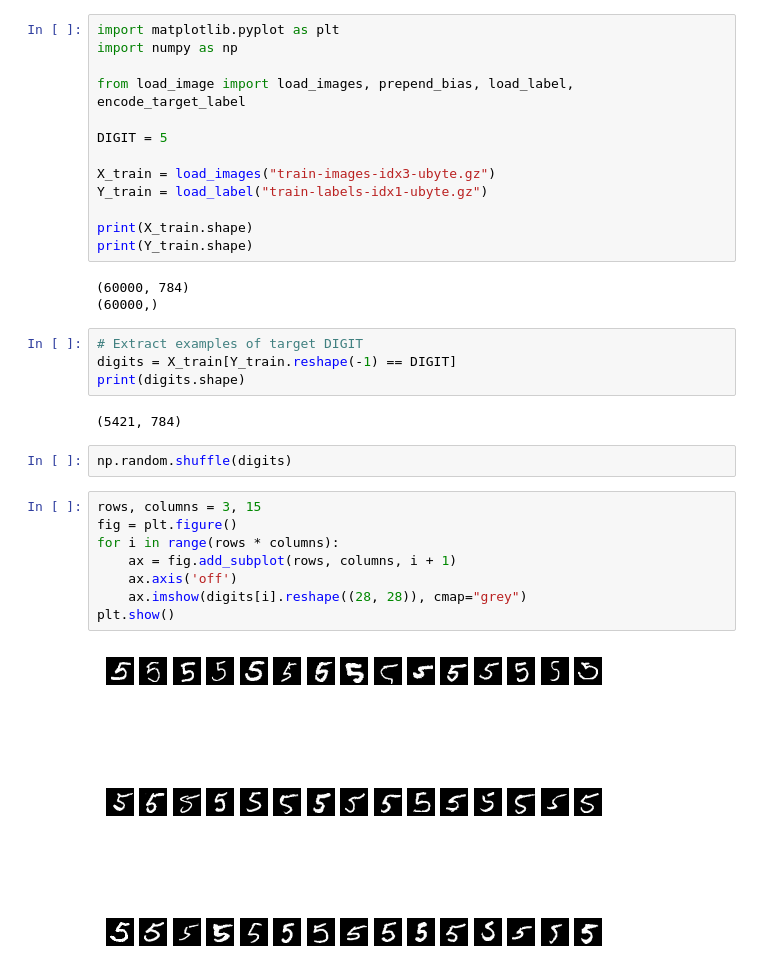
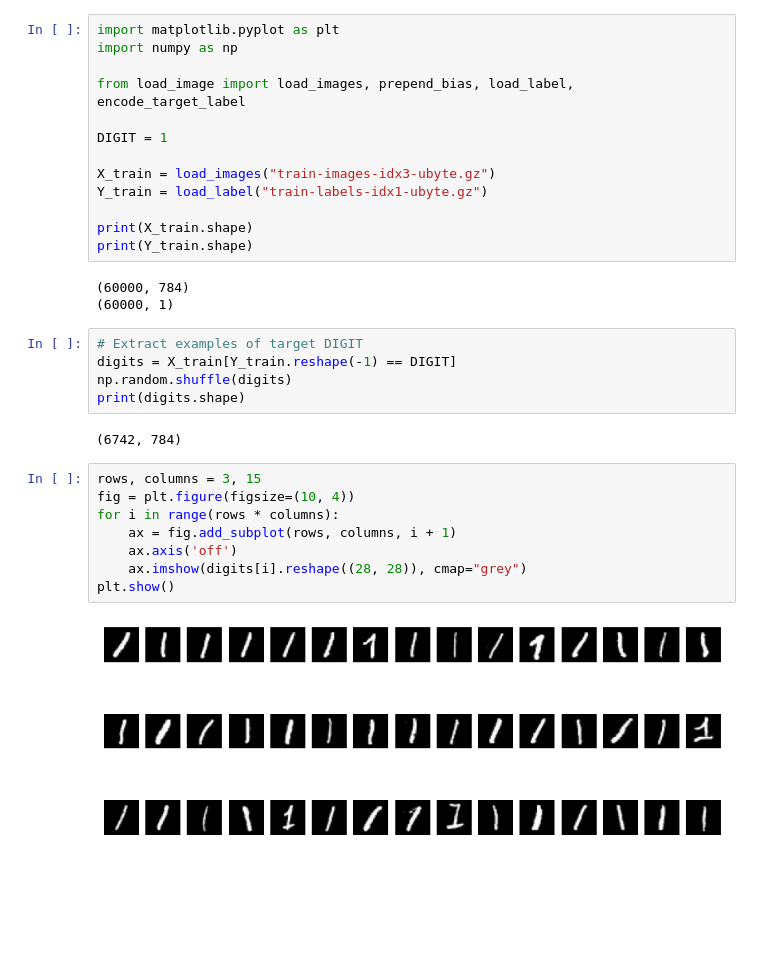
Before and after one commit to duchnv-vn/regression-ml, a Jupyter notebook: mnist/load-image.ipynb, the cells around one changed output. Cells and saved outputs as stored; diff of their text form; blank space fills up the shorter version.

Commit message:
feat: prepare mnist data for a digit clarification in images

```diff
--- a/mnist/load-image.ipynb
+++ b/mnist/load-image.ipynb
@@ -4,7 +4,7 @@ import numpy as np
 
 from load_image import load_images, prepend_bias, load_label, encode_target_label
 
-DIGIT = 5
+DIGIT = 1
 
 X_train = load_images("train-images-idx3-ubyte.gz")
 Y_train = load_label("train-labels-idx1-ubyte.gz")
@@ -13,22 +13,21 @@ print(X_train.shape)
 print(Y_train.shape)
 # %% [output]
 (60000, 784)
-(60000,)
+(60000, 1)
 # %%
 # Extract examples of target DIGIT
 digits = X_train[Y_train.reshape(-1) == DIGIT]
+np.random.shuffle(digits)
 print(digits.shape)
 # %% [output]
-(5421, 784)
+(6742, 784)
-# %%
-np.random.shuffle(digits)
 # %%
 rows, columns = 3, 15
-fig = plt.figure()
+fig = plt.figure(figsize=(10, 4))
 for i in range(rows * columns):
     ax = fig.add_subplot(rows, columns, i + 1)
     ax.axis('off')
     ax.imshow(digits[i].reshape((28, 28)), cmap="grey")
 plt.show()
 # %% [output]
-[figure, old version]
+[figure, new version]
```
Also changed, not shown: parts of 4 cells of this notebook, 1 other file.
